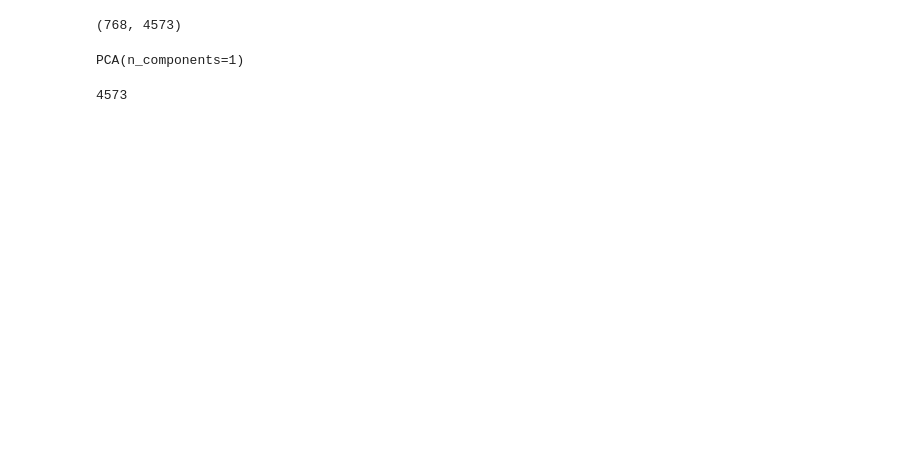
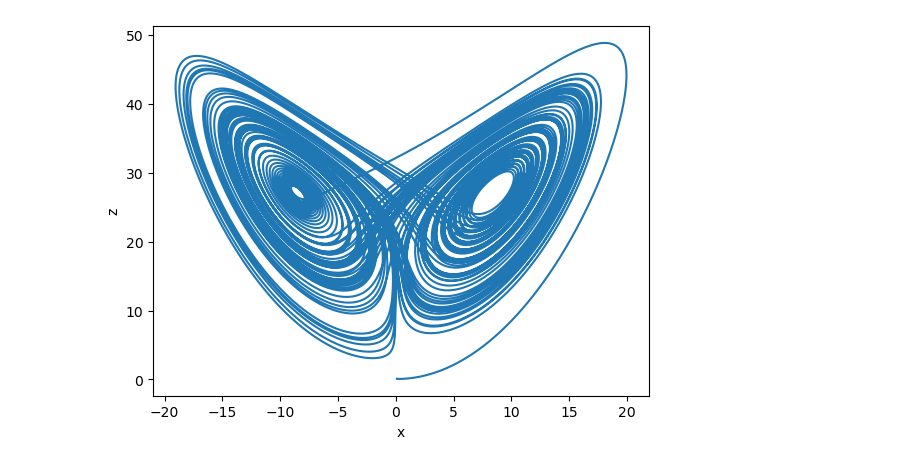
Before and after one commit to ritams/LLM-as-Dynamical-System, a Jupyter notebook: test.ipynb, the cells around one changed output. Saved outputs shown, nothing was run; the diff lists cells and outputs as text; code cells hidden in the pictures; blank space fills up the shorter version.

```diff
--- a/test.ipynb
+++ b/test.ipynb
@@ -25,23 +3,0 @@ tokens = tokenizer.tokenize(text)
-# %%
-# get the embeddings of each token convert the tensor into numpy arrays
-all_embeddings = []
-for token in tokens:
-    token_id = tokenizer.convert_tokens_to_ids([token])[0]
-    embedding = model.embeddings.word_embeddings(torch.tensor([token_id]))
-    all_embeddings.append(embedding[0].detach().numpy())
-
-# convert the list of numpy arrays into a matrix
-all_embeddings = np.array(all_embeddings).T
-all_embeddings.shape
-# %% [output]
-(768, 4573)
-# %%
-pca = PCA(n_components=1)
-pca.fit(all_embeddings)
-# %% [output]
-PCA(n_components=1)
-# %%
-time_series = pca.components_[0]
-len(time_series)
-# %% [output]
-4573
@@ -48 +30,8 @@ len(time_series)
+# %%
+plt.plot(xlist, zlist)
+plt.xlabel('x')
+plt.ylabel('z')
+plt.show()
+# %% [output]
+[figure, added]
 # %%
```
Also changed, not shown: parts of 14 cells of this notebook, 1 other file.
